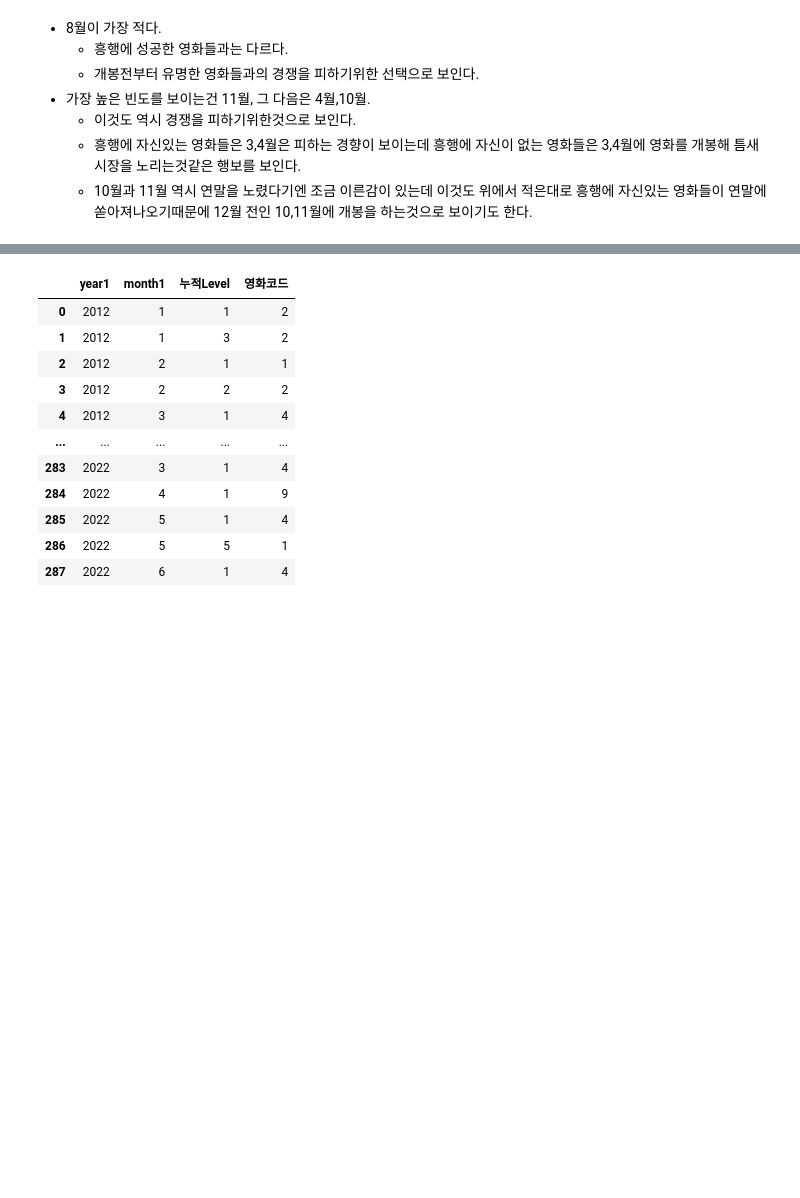
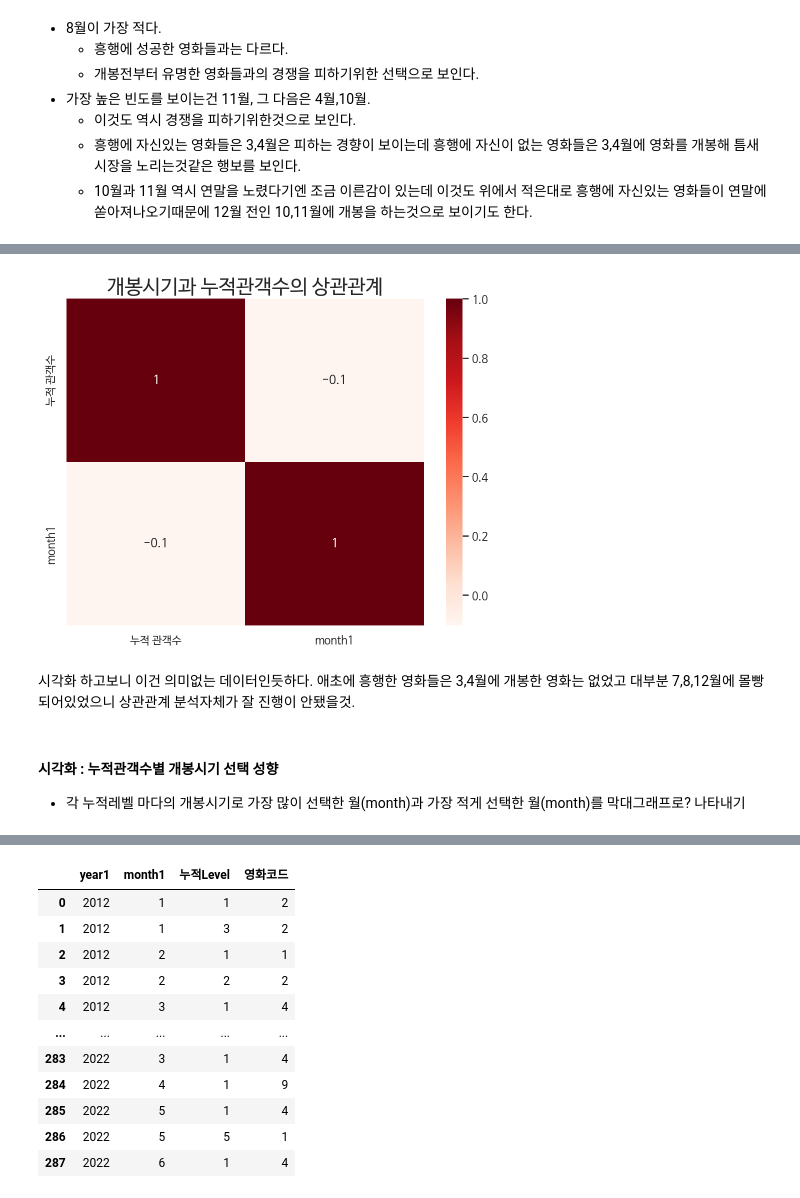
Before and after one commit to suyeee/DE_Project, a Jupyter notebook: 네이버_영화_분석.ipynb, the cells around one changed output, grey strips where cells are left out. Cells and saved outputs as stored; diff of their text form; code cells hidden in the pictures; blank space fills up the shorter version.

```diff
--- a/네이버_영화_분석.ipynb
+++ b/네이버_영화_분석.ipynb
@@ -912,0 +971,3 @@ plt.show()
+# %%
+df2_month_corr2 = df2_month_corr[df2_month_corr['누적 관객수'] > 5000000]
+df2_month_corr2.rename(columns={'month1' : '개봉시기(month)'})
@@ -912,0 +992,19 @@ plt.show()
+# %%
+# heatmap - 개봉시기(월) 와 누적관객수의 상관관계
+
+plt.rc('font', family='NanumBarunGothic')
+
+plt.figure(figsize = (8,6))
+
+sns.heatmap(df2_month_corr2.corr(), annot=True, cmap="Reds")
+
+plt.title("개봉시기과 누적관객수의 상관관계", fontsize = 20)
+
+plt.show()
+# %% [output]
+[figure, added]
+# %% [markdown]
+시각화 하고보니 이건 의미없는 데이터인듯하다. 애초에 흥행한 영화들은 3,4월에 개봉한 영화는 없었고 대부분 7,8,12월에 몰빵되어있었으니 상관관계 분석자체가 잘 진행이 안됐을것.
+# %% [markdown]
+#### 시각화 : 누적관객수별 개봉시기 선택 성향
+- 각 누적레벨 마다의 개봉시기로 가장 많이 선택한 월(month)과 가장 적게 선택한 월(month)를 막대그래프로? 나타내기
```
Also changed, not shown: parts of 74 cells of this notebook.
